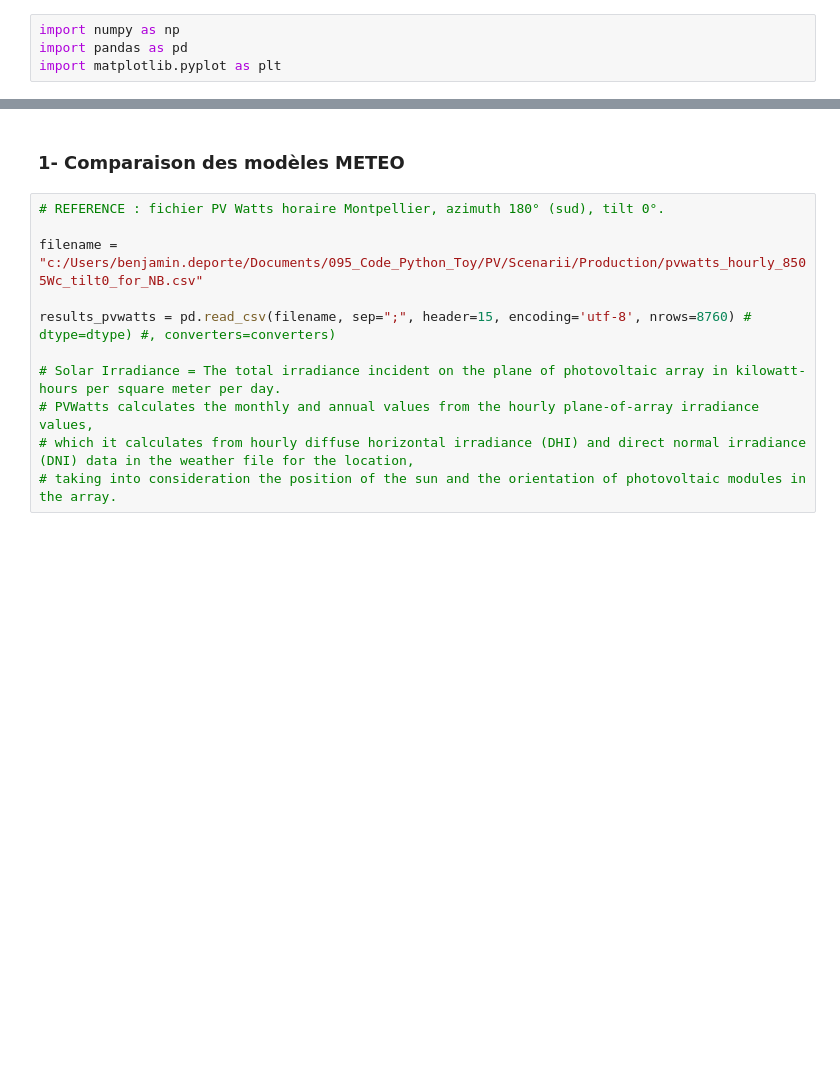
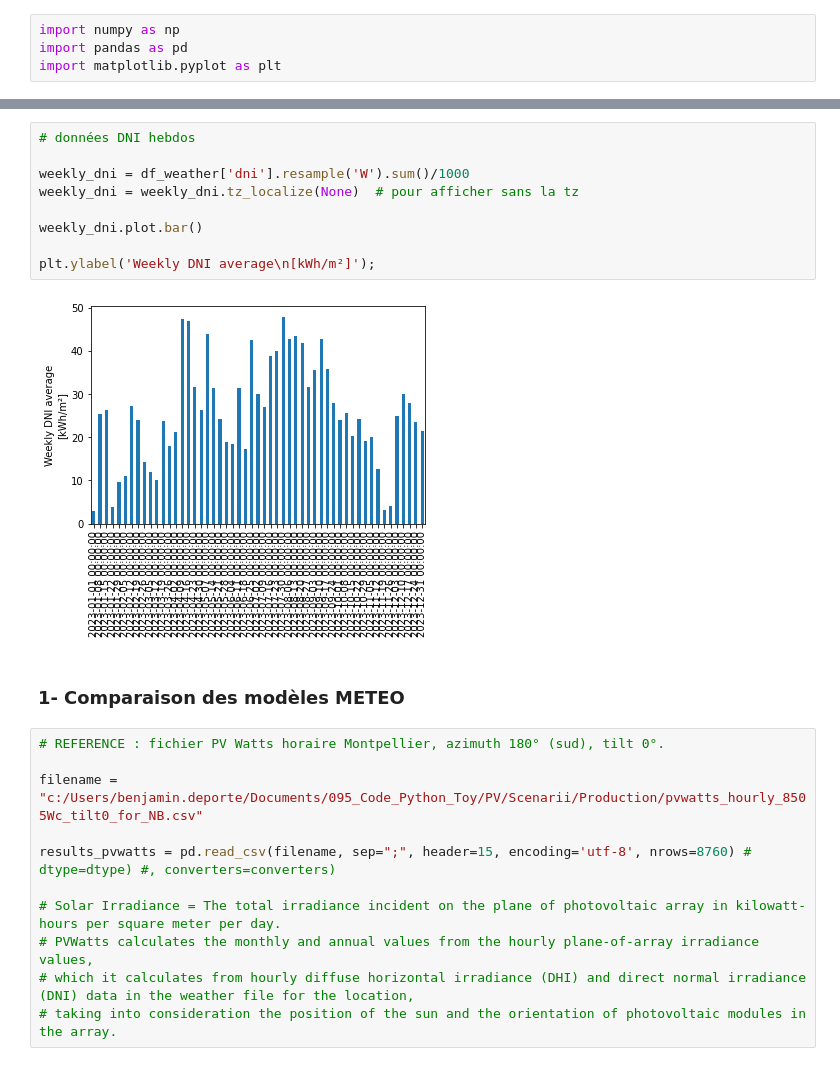
Before and after one commit to BenjaminDeporte/PV, a Jupyter notebook: Code/TutoPVlib.ipynb, the cells around one changed output, grey strips where cells are left out. Cells and saved outputs as stored; diff of their text form; blank space fills up the shorter version.

```diff
--- a/Code/TutoPVlib.ipynb
+++ b/Code/TutoPVlib.ipynb
@@ -7,3 +95,14 @@ import pvlib
+# %%
+# données DNI hebdos
+
+weekly_dni = df_weather['dni'].resample('W').sum()/1000
+weekly_dni = weekly_dni.tz_localize(None)  # pour afficher sans la tz
+
+weekly_dni.plot.bar()
+
+plt.ylabel('Weekly DNI average\n[kWh/m²]');
+# %% [output]
+[figure, added]
 # %% [markdown]
 ### 1- Comparaison des modèles METEO
 # %%
```
Also changed, not shown: parts of 14 cells of this notebook.
